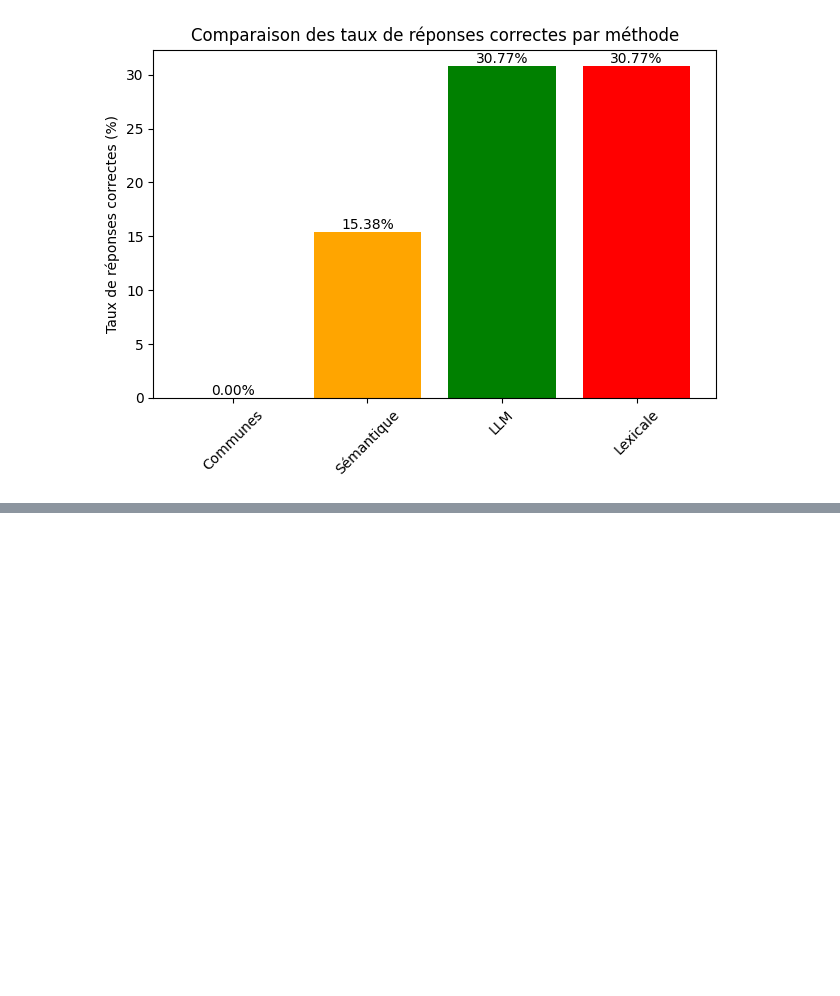
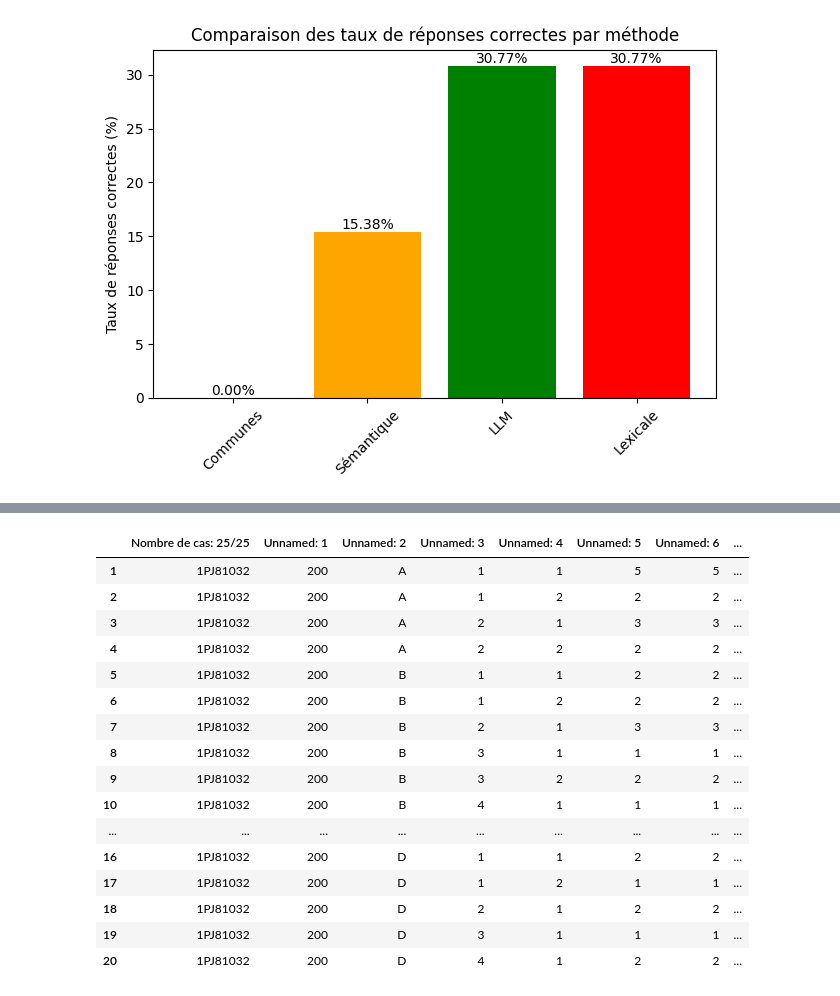
Before and after one commit to issamejekkam/Stage2A, a Jupyter notebook: compare_results.ipynb, the cells around one changed output, grey strips where cells are left out. Cells and saved outputs as stored; diff of their text form; code cells hidden in the pictures; blank space fills up the shorter version.

```diff
--- a/compare_results.ipynb
+++ b/compare_results.ipynb
@@ -648,0 +727,23 @@ plt.show()
+# %%
+corrected = pd.read_excel("EvalStarling/RadGridExport.xlsx")
+
+corrected.drop(index=0, inplace=True)
+corrected
+# %% [output]
+|  | Nombre de cas: 25/25 | Unnamed: 1 | Unnamed: 2 | Unnamed: 3 | Unnamed: 4 | Unnamed: 5 | Unnamed: 6 | ... |
+| 1 | 1PJ81032 | 200 | A | 1 | 1 | 5 | 5 | ... |
+| 2 | 1PJ81032 | 200 | A | 1 | 2 | 2 | 2 | ... |
+| 3 | 1PJ81032 | 200 | A | 2 | 1 | 3 | 3 | ... |
+| 4 | 1PJ81032 | 200 | A | 2 | 2 | 2 | 2 | ... |
+| 5 | 1PJ81032 | 200 | B | 1 | 1 | 2 | 2 | ... |
+| 6 | 1PJ81032 | 200 | B | 1 | 2 | 2 | 2 | ... |
+| 7 | 1PJ81032 | 200 | B | 2 | 1 | 3 | 3 | ... |
+| 8 | 1PJ81032 | 200 | B | 3 | 1 | 1 | 1 | ... |
+| 9 | 1PJ81032 | 200 | B | 3 | 2 | 2 | 2 | ... |
+| 10 | 1PJ81032 | 200 | B | 4 | 1 | 1 | 1 | ... |
+| ... | ... | ... | ... | ... | ... | ... | ... | ... |
+| 16 | 1PJ81032 | 200 | D | 1 | 1 | 2 | 2 | ... |
+| 17 | 1PJ81032 | 200 | D | 1 | 2 | 1 | 1 | ... |
+| 18 | 1PJ81032 | 200 | D | 2 | 1 | 2 | 2 | ... |
+| 19 | 1PJ81032 | 200 | D | 3 | 1 | 1 | 1 | ... |
+| 20 | 1PJ81032 | 200 | D | 4 | 1 | 2 | 2 | ... |
```
Also changed, not shown: parts of 25 cells of this notebook, 3 other files.
